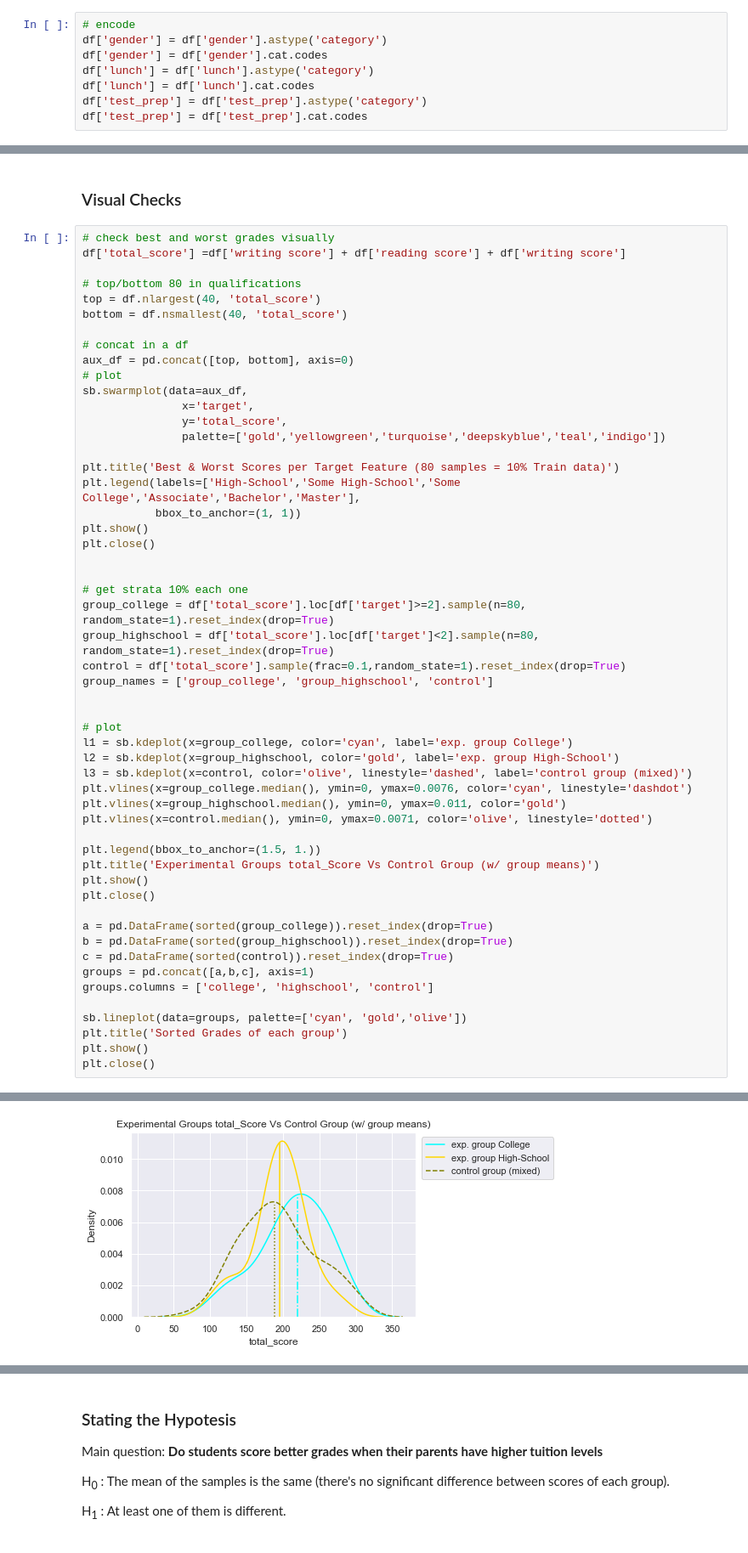
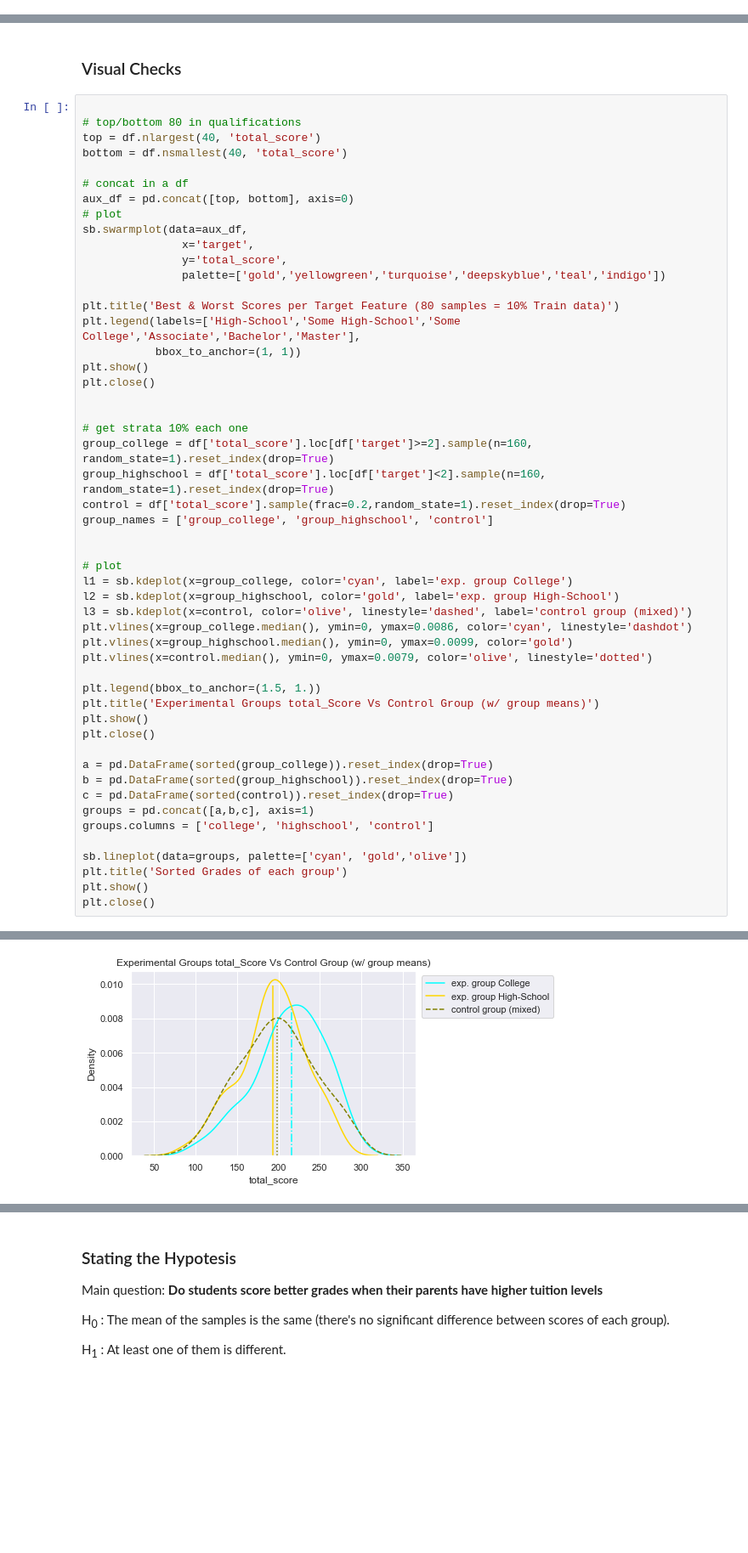
Before and after one commit to MacMotx/Student-s-Grades-Vs-parental-Level-of-Ecucation, a Jupyter notebook: Student Factors .ipynb, the cells around one changed output, grey strips where cells are left out. Shown at 85% size. Drawn from its saved outputs; the diff is of its cells as text; blank space fills up the shorter version.

```diff
--- a/Student Factors .ipynb
+++ b/Student Factors .ipynb
@@ -591,11 +591,3 @@ ___
-# %%
-# encode
-df['gender'] = df['gender'].astype('category')
-df['gender'] = df['gender'].cat.codes
-df['lunch'] = df['lunch'].astype('category')
-df['lunch'] = df['lunch'].cat.codes
-df['test_prep'] = df['test_prep'].astype('category')
-df['test_prep'] = df['test_prep'].cat.codes
 # %% [markdown]
 ### Splits
 # %%
@@ -1032,8 +860,6 @@ I'm not satisfied at all with this results above so I'mma resolve this straight
 # %% [markdown]
 ### Visual Checks
 # %%
-# check best and worst grades visually
-df['total_score'] =df['writing score'] + df['reading score'] + df['writing score']
 
 # top/bottom 80 in qualifications
 top = df.nlargest(40, 'total_score')
@@ -1055,9 +881,9 @@ plt.close()
 
 
 # get strata 10% each one
-group_college = df['total_score'].loc[df['target']>=2].sample(n=80, random_state=1).reset_index(drop=True)
-group_highschool = df['total_score'].loc[df['target']<2].sample(n=80, random_state=1).reset_index(drop=True)
-control = df['total_score'].sample(frac=0.1,random_state=1).reset_index(drop=True)
+group_college = df['total_score'].loc[df['target']>=2].sample(n=160, random_state=1).reset_index(drop=True)
+group_highschool = df['total_score'].loc[df['target']<2].sample(n=160, random_state=1).reset_index(drop=True)
+control = df['total_score'].sample(frac=0.2,random_state=1).reset_index(drop=True)
 group_names = ['group_college', 'group_highschool', 'control']
 
 
@@ -1065,9 +891,9 @@ group_names = ['group_college', 'group_highschool', 'control']
 l1 = sb.kdeplot(x=group_college, color='cyan', label='exp. group College')
 l2 = sb.kdeplot(x=group_highschool, color='gold', label='exp. group High-School')
 l3 = sb.kdeplot(x=control, color='olive', linestyle='dashed', label='control group (mixed)')
-plt.vlines(x=group_college.median(), ymin=0, ymax=0.0076, color='cyan', linestyle='dashdot')
-plt.vlines(x=group_highschool.median(), ymin=0, ymax=0.011, color='gold')
-plt.vlines(x=control.median(), ymin=0, ymax=0.0071, color='olive', linestyle='dotted')
+plt.vlines(x=group_college.median(), ymin=0, ymax=0.0086, color='cyan', linestyle='dashdot')
+plt.vlines(x=group_highschool.median(), ymin=0, ymax=0.0099, color='gold')
+plt.vlines(x=control.median(), ymin=0, ymax=0.0079, color='olive', linestyle='dotted')
 
 plt.legend(bbox_to_anchor=(1.5, 1.))
 plt.title('Experimental Groups total_Score Vs Control Group (w/ group means)')
@@ -1089 +915 @@ plt.close()
-[figure, old version]
+[figure, new version]
```
Also changed, not shown: parts of 33 cells of this notebook, 2 other files.
